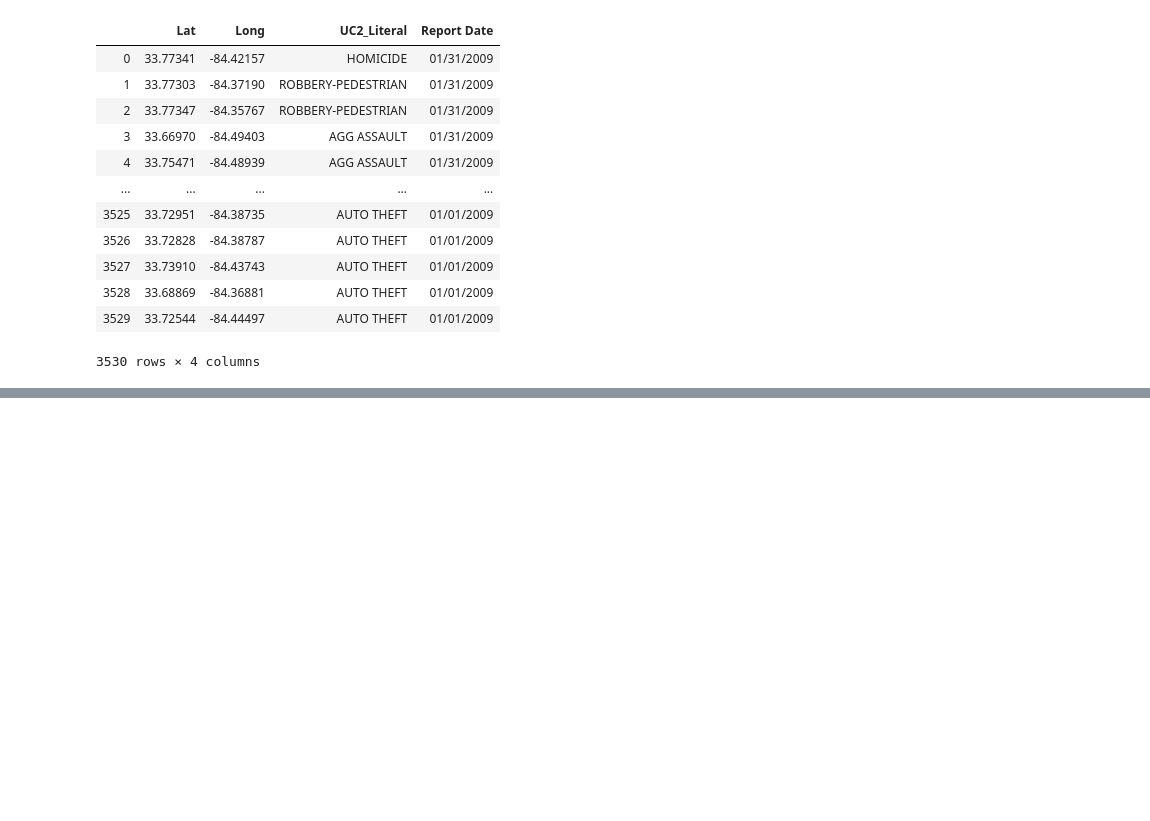
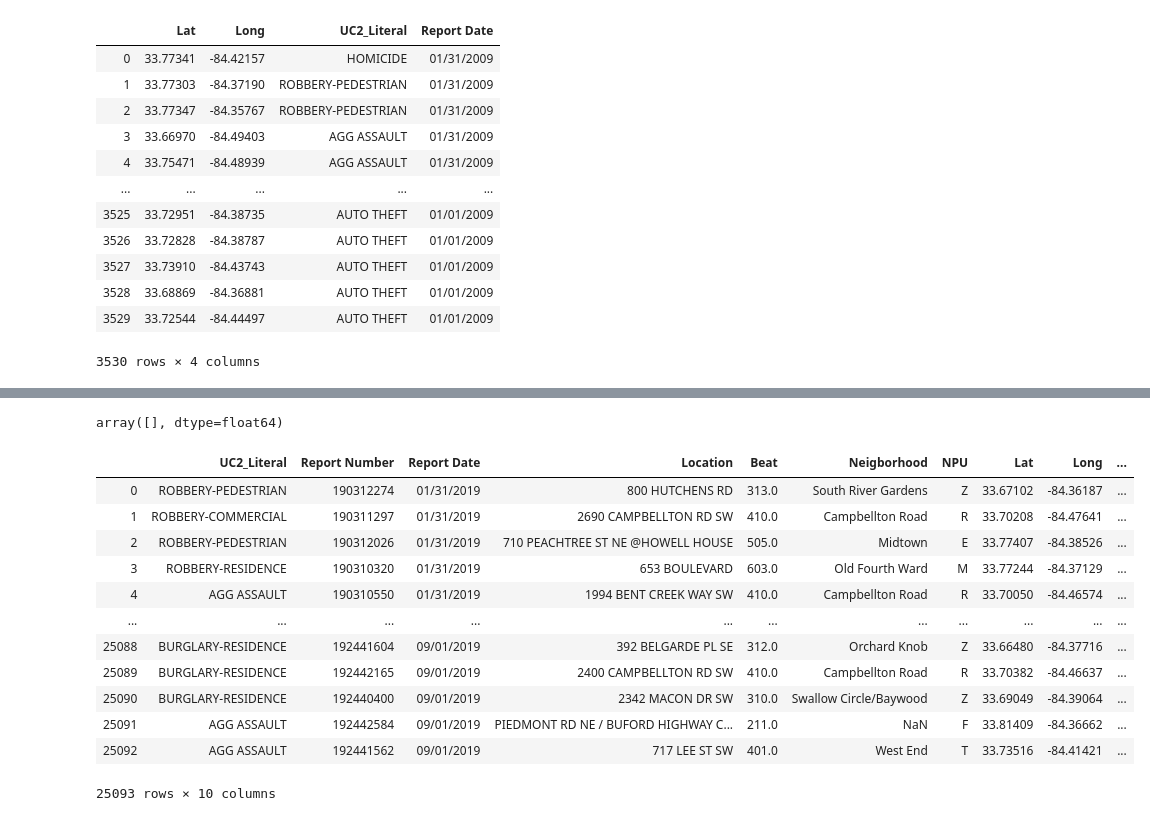
Before and after one commit to forensx/atlanta_pd_dashboard, a Jupyter notebook: data/processing.ipynb, the cells around one changed output, grey strips where cells are left out. Drawn from its saved outputs; the diff is of its cells as text; code cells hidden in the pictures; blank space fills up the shorter version.

```diff
--- a/data/processing.ipynb
+++ b/data/processing.ipynb
@@ -36,10 +36,13 @@ all_data = []
 for filename in os.listdir('CSV/'):
     csv = pd.read_csv('CSV/'+filename)
     csv = csv[['Lat', 'Long', 'UC2_Literal', 'Report Date']]
+    month_data = []
     for row in csv.itertuples(index = False):
         point_data = {
             'COORDINATES': [row[0], row[1]],
             'TYPE': row[2],
             'DATE': datetime.datetime.strptime(row[3], '%M/%d/%Y').isoformat()
         }
-        all_data.append(point_data)
+        month_data.append(point_data)
+    all_data.append(month_data)
+np.array(all_data).flatten()
@@ -46,3 +52,29 @@ for filename in os.listdir('CSV/'):
 # %%
 with open('2019_data.json', 'w') as f:
     json.dump(all_data, f)
+# %%
+all_data
+# %% [output]
+array([], dtype=float64)
+# %%
+all_df = []
+for filename in os.listdir('CSV/'):
+    df = pd.read_csv('CSV/' + filename, index_col = None, header = 0)
+    all_df.append(df)
+joe = pd.concat(all_df, axis = 0, ignore_index = True)
+# %%
+joe
+# %% [output]
+|  | UC2_Literal | Report Number | Report Date | Location | Beat | Neigborhood | NPU | Lat | Long | ... |
+| 0 | ROBBERY-PEDESTRIAN | 190312274 | 01/31/2019 | 800 HUTCHENS RD | 313.0 | South River Gardens | Z | 33.67102 | -84.36187 | ... |
+| 1 | ROBBERY-COMMERCIAL | 190311297 | 01/31/2019 | 2690 CAMPBELLTON RD SW | 410.0 | Campbellton Road | R | 33.70208 | -84.47641 | ... |
+| 2 | ROBBERY-PEDESTRIAN | 190312026 | 01/31/2019 | 710 PEACHTREE ST NE @HOWELL HOUSE | 505.0 | Midtown | E | 33.77407 | -84.38526 | ... |
+| 3 | ROBBERY-RESIDENCE | 190310320 | 01/31/2019 | 653 BOULEVARD | 603.0 | Old Fourth Ward | M | 33.77244 | -84.37129 | ... |
+| 4 | AGG ASSAULT | 190310550 | 01/31/2019 | 1994 BENT CREEK WAY SW | 410.0 | Campbellton Road | R | 33.70050 | -84.46574 | ... |
+| ... | ... | ... | ... | ... | ... | ... | ... | ... | ... | ... |
+| 25088 | BURGLARY-RESIDENCE | 192441604 | 09/01/2019 | 392 BELGARDE PL SE | 312.0 | Orchard Knob | Z | 33.66480 | -84.37716 | ... |
+| 25089 | BURGLARY-RESIDENCE | 192442165 | 09/01/2019 | 2400 CAMPBELLTON RD SW | 410.0 | Campbellton Road | R | 33.70382 | -84.46637 | ... |
+| 25090 | BURGLARY-RESIDENCE | 192440400 | 09/01/2019 | 2342 MACON DR SW | 310.0 | Swallow Circle/Baywood | Z | 33.69049 | -84.39064 | ... |
+| 25091 | AGG ASSAULT | 192442584 | 09/01/2019 | PIEDMONT RD NE / BUFORD HIGHWAY C... | 211.0 | NaN | F | 33.81409 | -84.36662 | ... |
+| 25092 | AGG ASSAULT | 192441562 | 09/01/2019 | 717 LEE ST SW | 401.0 | West End | T | 33.73516 | -84.41421 | ... |
+25093 rows × 10 columns
```
Also changed, not shown: parts of 5 cells of this notebook, 3 other files.
